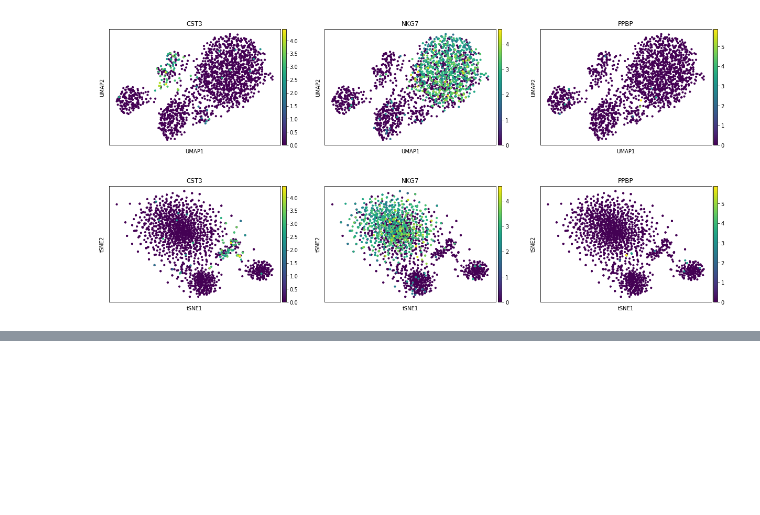
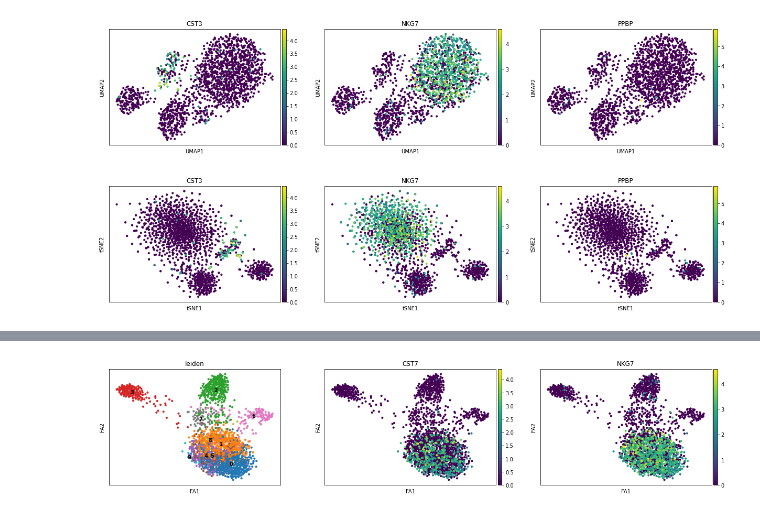
Before and after one commit to eh329/Kaggle, a Jupyter notebook: scRNAseq-eh329-Stoeckius_et_al_2017.ipynb, the cells around one changed output, grey strips where cells are left out. Saved outputs shown, nothing was run; the diff lists cells and outputs as text; code cells hidden in the pictures; blank space fills up the shorter version.

```diff
--- a/scRNAseq-eh329-Stoeckius_et_al_2017.ipynb
+++ b/scRNAseq-eh329-Stoeckius_et_al_2017.ipynb
@@ -276,0 +321,6 @@ sc.pl.tsne(pcHVG_data, color = ["CST3", "NKG7", "PPBP"])
+# %%
+sc.tl.draw_graph(pcHVG_data, init_pos = "paga")
+sc.pl.draw_graph(pcHVG_data, color = ["leiden", "CST7", "NKG7"],
+                legend_loc = "on data")
+# %% [output]
+[figure, added]
```
Also changed, not shown: parts of 18 cells of this notebook.
